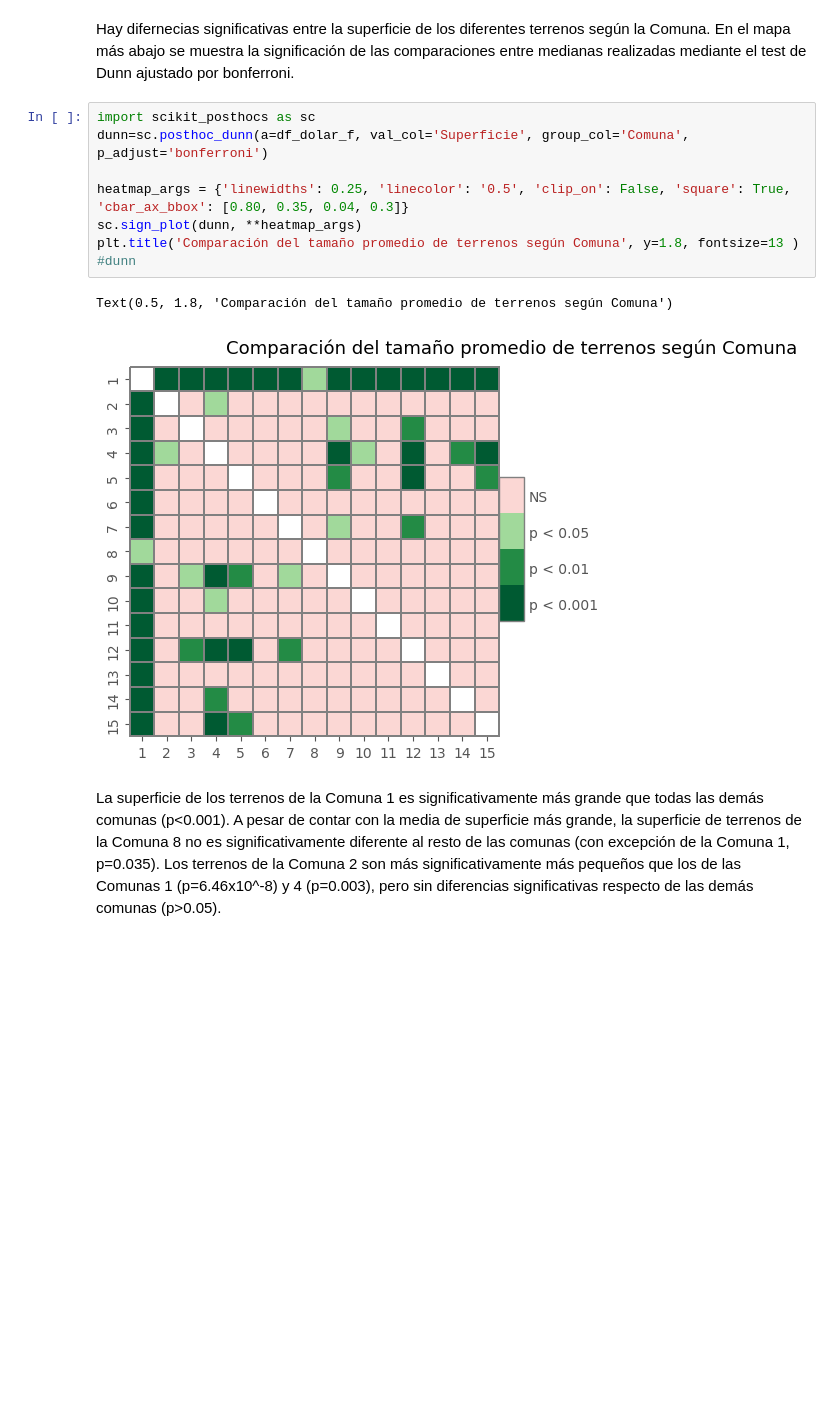
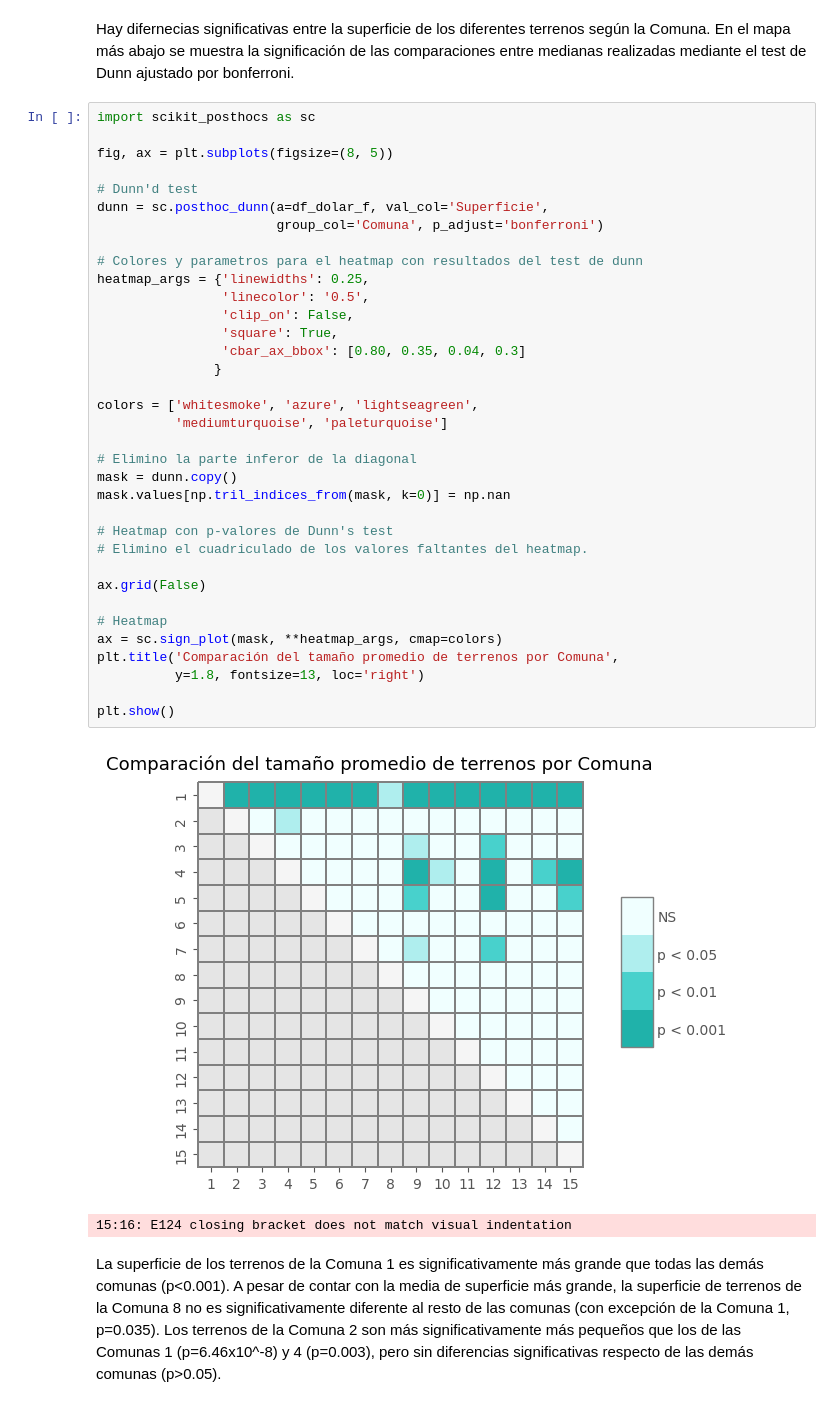
Before and after one commit to Sonia-deleo/Terrenos_CABA, a Jupyter notebook: Terrenos CABA_final.ipynb, the cells around one changed output. Drawn from its saved outputs; the diff is of its cells as text; blank space fills up the shorter version.

```diff
--- a/Terrenos CABA_final.ipynb
+++ b/Terrenos CABA_final.ipynb
@@ -389,15 +437,42 @@ Hay difernecias significativas entre la superficie de los diferentes terrenos se
 En el mapa más abajo se muestra la significación de las comparaciones entre medianas realizadas mediante el test de Dunn ajustado por bonferroni.
 # %%
 import scikit_posthocs as sc
-dunn=sc.posthoc_dunn(a=df_dolar_f, val_col='Superficie', group_col='Comuna', p_adjust='bonferroni')
 
-heatmap_args = {'linewidths': 0.25, 'linecolor': '0.5', 'clip_on': False, 'square': True, 'cbar_ax_bbox': [0.80, 0.35, 0.04, 0.3]}
-sc.sign_plot(dunn, **heatmap_args)
-plt.title('Comparación del tamaño promedio de terrenos según Comuna', y=1.8, fontsize=13 )
-#dunn
+fig, ax = plt.subplots(figsize=(8, 5))
+
+# Dunn'd test
+dunn = sc.posthoc_dunn(a=df_dolar_f, val_col='Superficie',
+                       group_col='Comuna', p_adjust='bonferroni')
+
+# Colores y parametros para el heatmap con resultados del test de dunn
+heatmap_args = {'linewidths': 0.25,
+                'linecolor': '0.5',
+                'clip_on': False,
+                'square': True,
+                'cbar_ax_bbox': [0.80, 0.35, 0.04, 0.3]
+               }
+
+colors = ['whitesmoke', 'azure', 'lightseagreen',
+          'mediumturquoise', 'paleturquoise']
+
+# Elimino la parte inferor de la diagonal
+mask = dunn.copy()
+mask.values[np.tril_indices_from(mask, k=0)] = np.nan
+
+# Heatmap con p-valores de Dunn's test
+# Elimino el cuadriculado de los valores faltantes del heatmap.
+
+ax.grid(False)
+
+# Heatmap
+ax = sc.sign_plot(mask, **heatmap_args, cmap=colors)
+plt.title('Comparación del tamaño promedio de terrenos por Comuna',
+          y=1.8, fontsize=13, loc='right')
+
+plt.show()
 # %% [output]
+[figure, new version]
-Text(0.5, 1.8, 'Comparación del tamaño promedio de terrenos según Comuna')
+15:16: E124 closing bracket does not match visual indentation
-[figure, old version]
 # %% [markdown]
 La superficie de los terrenos de la Comuna 1 es significativamente más grande que todas las demás comunas (p<0.001).
 A pesar de contar con la media de superficie más grande, la superficie de terrenos de la Comuna 8 no es significativamente diferente al resto de las comunas (con excepción de la Comuna 1, p=0.035).
```
Also changed, not shown: parts of 37 cells of this notebook.
